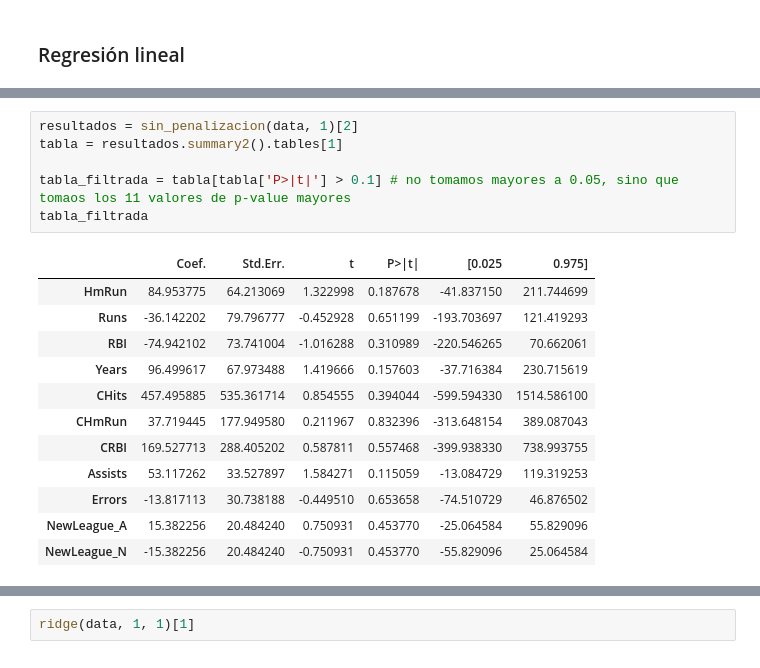
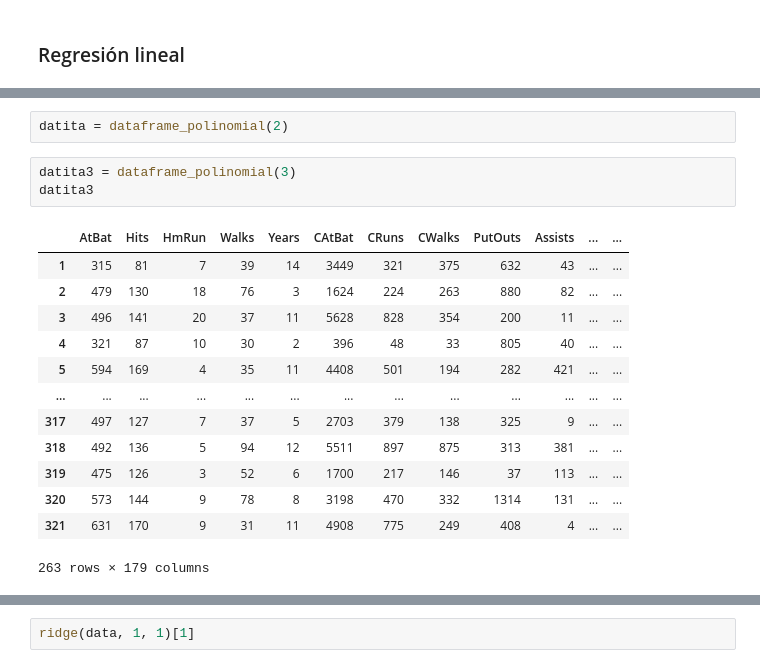
Before and after one commit to AnaSofiaHinojosa/Proyecto1LabAprEstadistico, a Jupyter notebook: Proyecto.ipynb, the cells around one changed output, grey strips where cells are left out. Drawn from its saved outputs; the diff is of its cells as text.

```diff
--- a/Proyecto.ipynb
+++ b/Proyecto.ipynb
@@ -215,23 +238,23 @@ Notes:
 [1] Standard Errors assume that the covariance matrix of the errors is correctly specified.
 [2] The smallest eigenvalue is 6.57e-31. This might indicate that there are
 strong multicollinearity problems or that the design matrix is singular.
-# %%
-resultados = sin_penalizacion(data, 1)[2]
-tabla = resultados.summary2().tables[1]
-
-tabla_filtrada = tabla[tabla['P>|t|'] > 0.1] # no tomamos mayores a 0.05, sino que tomaos los 11 valores de p-value mayores
-tabla_filtrada
-# %% [output]
-|  | Coef. | Std.Err. | t | P>|t| | [0.025 | 0.975] |
-| HmRun | 84.953775 | 64.213069 | 1.322998 | 0.187678 | -41.837150 | 211.744699 |
-| Runs | -36.142202 | 79.796777 | -0.452928 | 0.651199 | -193.703697 | 121.419293 |
-| RBI | -74.942102 | 73.741004 | -1.016288 | 0.310989 | -220.546265 | 70.662061 |
-| Years | 96.499617 | 67.973488 | 1.419666 | 0.157603 | -37.716384 | 230.715619 |
-| CHits | 457.495885 | 535.361714 | 0.854555 | 0.394044 | -599.594330 | 1514.586100 |
-| CHmRun | 37.719445 | 177.949580 | 0.211967 | 0.832396 | -313.648154 | 389.087043 |
-| CRBI | 169.527713 | 288.405202 | 0.587811 | 0.557468 | -399.938330 | 738.993755 |
-| Assists | 53.117262 | 33.527897 | 1.584271 | 0.115059 | -13.084729 | 119.319253 |
-| Errors | -13.817113 | 30.738188 | -0.449510 | 0.653658 | -74.510729 | 46.876502 |
-| NewLeague_A | 15.382256 | 20.484240 | 0.750931 | 0.453770 | -25.064584 | 55.829096 |
-| NewLeague_N | -15.382256 | 20.484240 | -0.750931 | 0.453770 | -55.829096 | 25.064584 |
+# %%
+datita = dataframe_polinomial(2)
+# %%
+datita3 = dataframe_polinomial(3)
+datita3
+# %% [output]
+|  | AtBat | Hits | HmRun | Walks | Years | CAtBat | CRuns | CWalks | PutOuts | Assists | ... | ... |
+| 1 | 315 | 81 | 7 | 39 | 14 | 3449 | 321 | 375 | 632 | 43 | ... | ... |
+| 2 | 479 | 130 | 18 | 76 | 3 | 1624 | 224 | 263 | 880 | 82 | ... | ... |
+| 3 | 496 | 141 | 20 | 37 | 11 | 5628 | 828 | 354 | 200 | 11 | ... | ... |
+| 4 | 321 | 87 | 10 | 30 | 2 | 396 | 48 | 33 | 805 | 40 | ... | ... |
+| 5 | 594 | 169 | 4 | 35 | 11 | 4408 | 501 | 194 | 282 | 421 | ... | ... |
+| ... | ... | ... | ... | ... | ... | ... | ... | ... | ... | ... | ... | ... |
+| 317 | 497 | 127 | 7 | 37 | 5 | 2703 | 379 | 138 | 325 | 9 | ... | ... |
+| 318 | 492 | 136 | 5 | 94 | 12 | 5511 | 897 | 875 | 313 | 381 | ... | ... |
+| 319 | 475 | 126 | 3 | 52 | 6 | 1700 | 217 | 146 | 37 | 113 | ... | ... |
+| 320 | 573 | 144 | 9 | 78 | 8 | 3198 | 470 | 332 | 1314 | 131 | ... | ... |
+| 321 | 631 | 170 | 9 | 31 | 11 | 4908 | 775 | 249 | 408 | 4 | ... | ... |
+263 rows × 179 columns
 # %%
```
Also changed, not shown: parts of 20 cells of this notebook.
